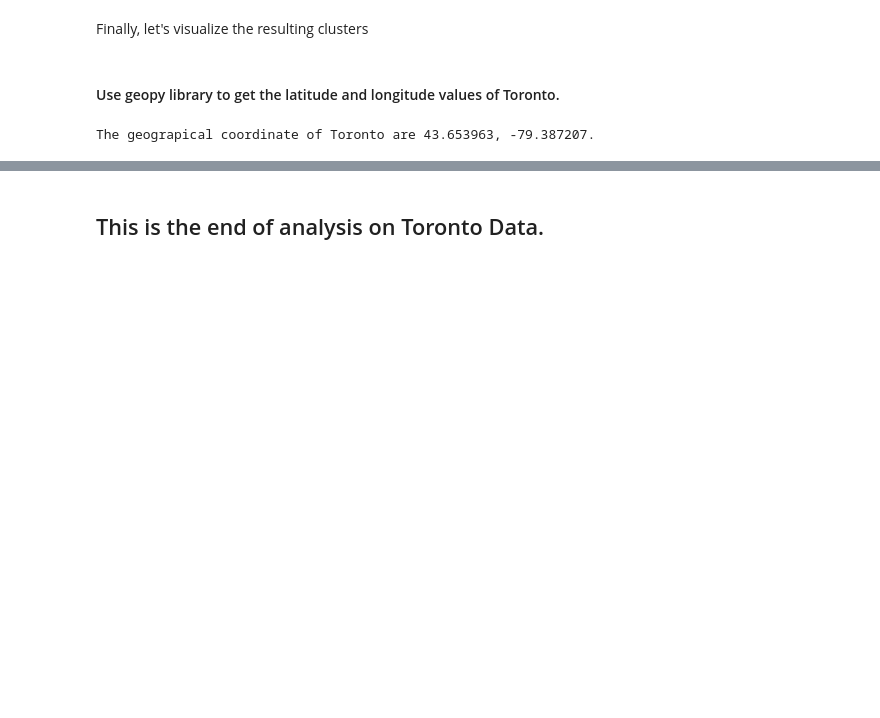
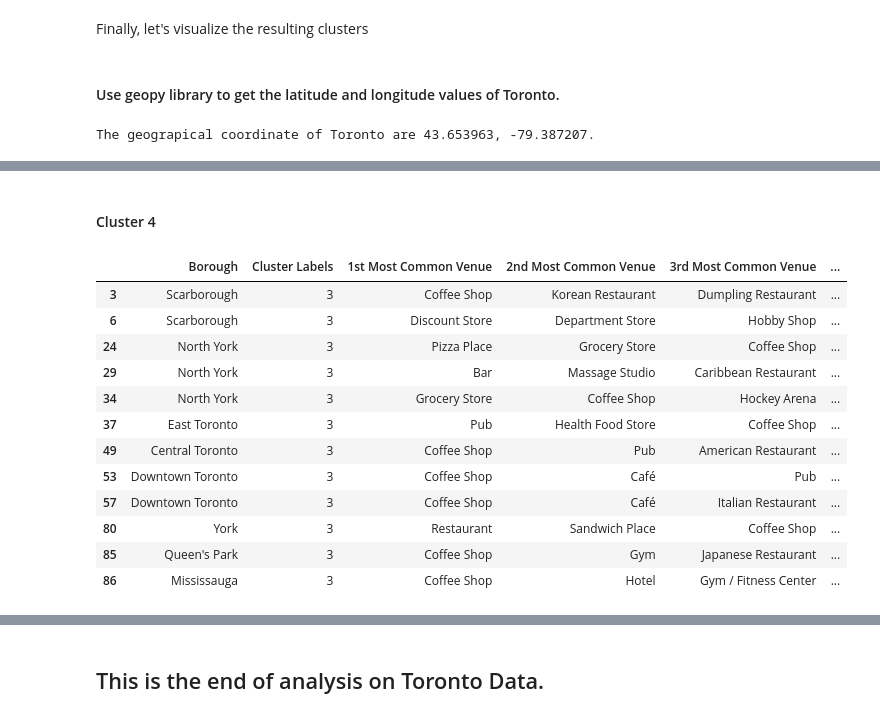
Before and after one commit to anshuld27/AdvanceDataScience, a Jupyter notebook: Analysis of Neighborhoods in Toronto.ipynb, the cells around one changed output, grey strips where cells are left out. Cells and saved outputs as stored; diff of their text form; code cells hidden in the pictures; blank space fills up the shorter version.

```diff
--- a/Analysis of Neighborhoods in Toronto.ipynb
+++ b/Analysis of Neighborhoods in Toronto.ipynb
@@ -510,0 +532,18 @@ map_clusters
+# %% [markdown]
+#### Cluster 4
+# %%
+toronto_merged.loc[toronto_merged['Cluster Labels'] == 3, toronto_merged.columns[[1] + list(range(5, toronto_merged.shape[1]))]]
+# %% [output]
+|  | Borough | Cluster Labels | 1st Most Common Venue | 2nd Most Common Venue | 3rd Most Common Venue | ... |
+| 3 | Scarborough | 3 | Coffee Shop | Korean Restaurant | Dumpling Restaurant | ... |
+| 6 | Scarborough | 3 | Discount Store | Department Store | Hobby Shop | ... |
+| 24 | North York | 3 | Pizza Place | Grocery Store | Coffee Shop | ... |
+| 29 | North York | 3 | Bar | Massage Studio | Caribbean Restaurant | ... |
+| 34 | North York | 3 | Grocery Store | Coffee Shop | Hockey Arena | ... |
+| 37 | East Toronto | 3 | Pub | Health Food Store | Coffee Shop | ... |
+| 49 | Central Toronto | 3 | Coffee Shop | Pub | American Restaurant | ... |
+| 53 | Downtown Toronto | 3 | Coffee Shop | Café | Pub | ... |
+| 57 | Downtown Toronto | 3 | Coffee Shop | Café | Italian Restaurant | ... |
+| 80 | York | 3 | Restaurant | Sandwich Place | Coffee Shop | ... |
+| 85 | Queen's Park | 3 | Coffee Shop | Gym | Japanese Restaurant | ... |
+| 86 | Mississauga | 3 | Coffee Shop | Hotel | Gym / Fitness Center | ... |
```
Also changed, not shown: parts of 28 cells of this notebook.
